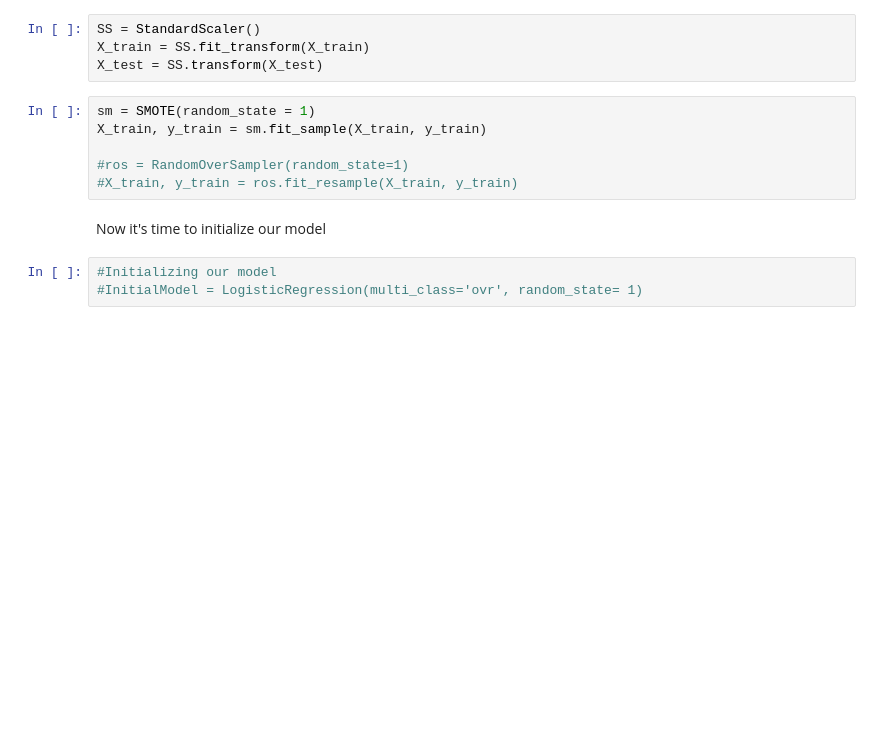
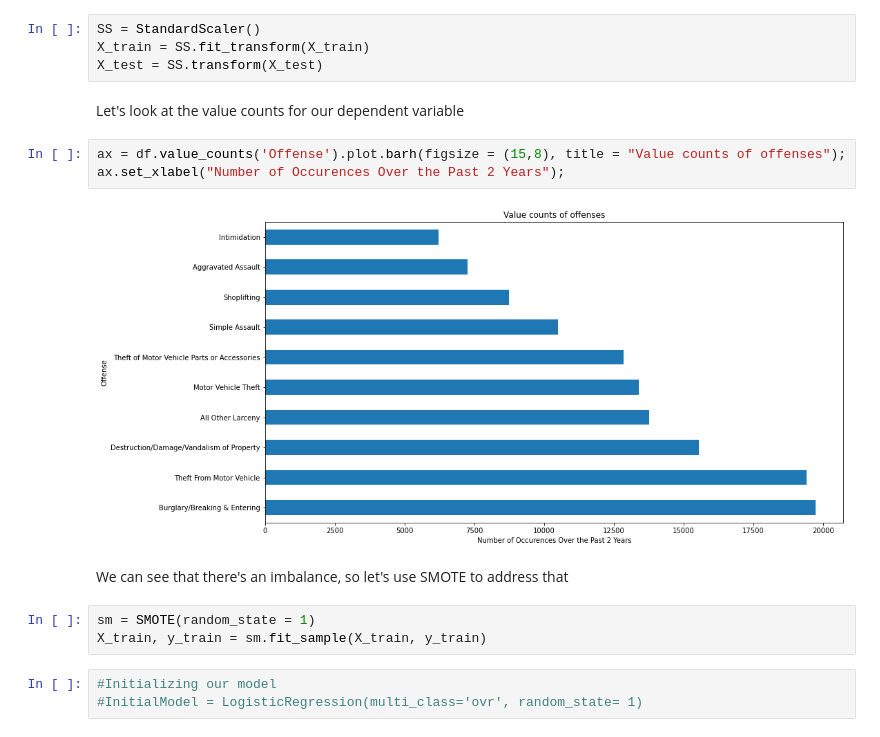
Before and after one commit to aharri123/Seattle-Crime, a Jupyter notebook: Seattle-Crime.ipynb, the cells around one changed output. Saved outputs shown, nothing was run; the diff lists cells and outputs as text; blank space fills up the shorter version.

Commit message:
Revised some visualizations

```diff
--- a/Seattle-Crime.ipynb
+++ b/Seattle-Crime.ipynb
@@ -551,14 +520,18 @@ We'll scale our data, to make it easier for the model to work with
 SS = StandardScaler()
 X_train = SS.fit_transform(X_train)
 X_test = SS.transform(X_test)
+# %% [markdown]
+Let's look at the value counts for our dependent variable
+# %%
+ax = df.value_counts('Offense').plot.barh(figsize = (15,8), title = "Value counts of offenses");
+ax.set_xlabel("Number of Occurences Over the Past 2 Years");
+# %% [output]
+[figure, added]
+# %% [markdown]
+We can see that there's an imbalance, so let's use SMOTE to address that
 # %%
 sm = SMOTE(random_state = 1)
 X_train, y_train = sm.fit_sample(X_train, y_train)
-
-#ros = RandomOverSampler(random_state=1)
-#X_train, y_train = ros.fit_resample(X_train, y_train)
-# %% [markdown]
-Now it's time to initialize our model
 # %%
 #Initializing our model
 #InitialModel = LogisticRegression(multi_class='ovr', random_state= 1)
```
Also changed, not shown: parts of 20 cells of this notebook.
